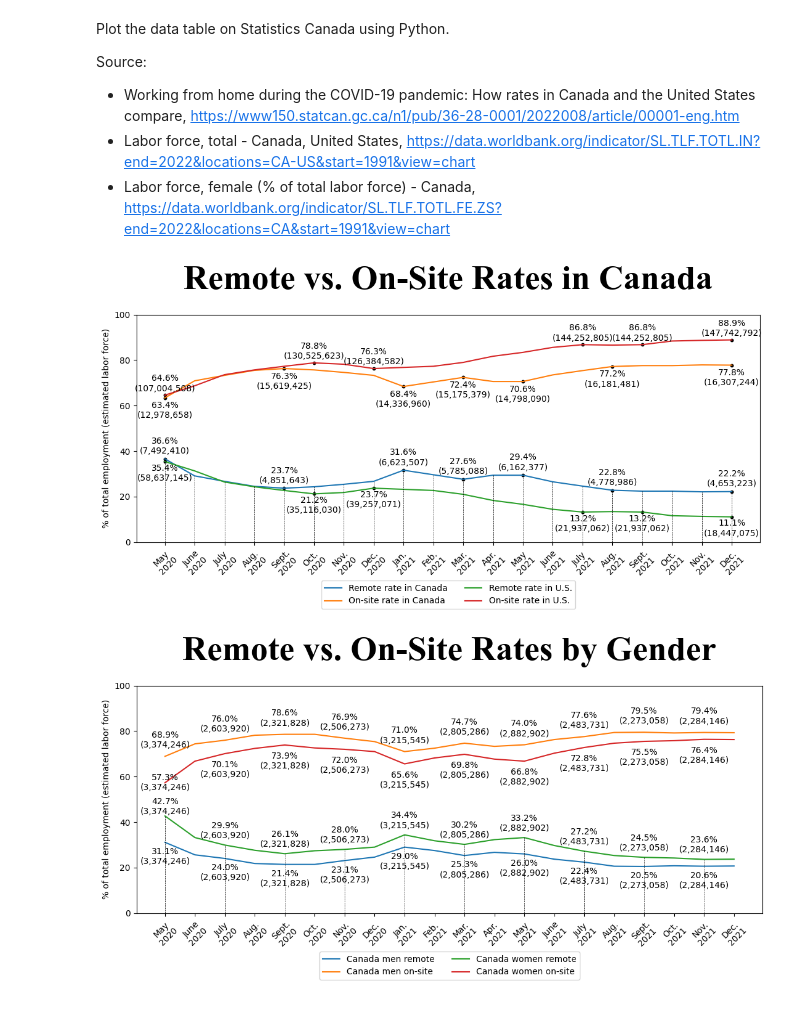
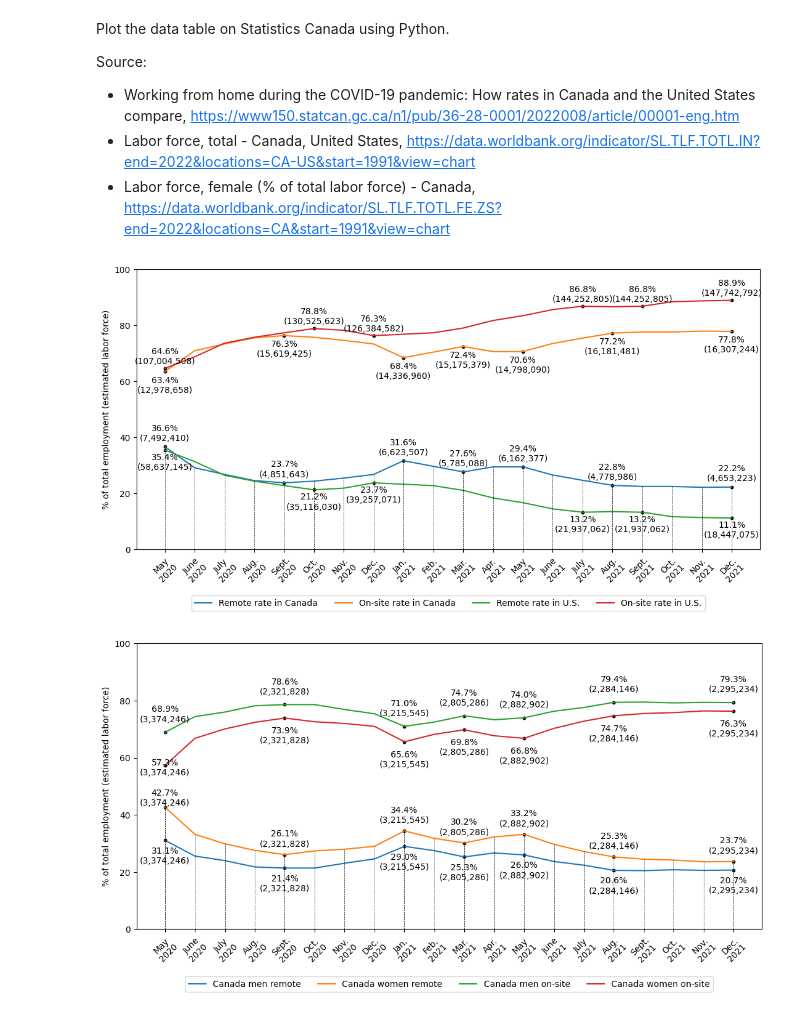
Before and after one commit to Gyxox/graphs-of-working-from-home-during-the-COVID-19-pandemic-statistics-canada, a Jupyter notebook: plot.ipynb, the cells around one changed output. Cells and saved outputs as stored; diff of their text form; code cells hidden in the pictures.

Commit message:
update other graphs

```diff
--- a/plot.ipynb
+++ b/plot.ipynb
@@ -73,18 +73,18 @@ for index, row in df.iterrows():
 	plt.plot([row['Month'], row['Month']], [0, row['Canada']], 'k--', lw=0.5)
 
 # add title with font size 40, bold, New Times Roman, add 10px margin to the bottom
-plt.title('Remote vs. On-Site Rates in Canada', fontsize=40, fontweight='bold', fontname='Times New Roman', pad=30)
+plt.title('', fontsize=40, fontweight='bold', fontname='Times New Roman', pad=30)
 plt.xlabel('')
 plt.ylabel('% of total employment (estimated labor force)')
 # plot the legend under the graph
-plt.legend(loc='upper center', bbox_to_anchor=(0.5, -0.15), ncol=2)
+plt.legend(loc='upper center', bbox_to_anchor=(0.5, -0.15), ncol=4)
 # plt.grid(True)
 plt.xticks(rotation=45)
 plt.tight_layout()
 plt.ylim(0, 100)
 plt.show()
 # %% [output]
-[figure, old version]
+[figure, new version]
 # %%
 import pandas as pd
 import matplotlib.pyplot as plt
@@ -99,6 +99,16 @@ labor_force_female_percent_ca_2021 = 47.1
 labor_force_female_ca_2021 = int(labor_force_total_ca_2021 * labor_force_female_percent_ca_2021 / 100)
 labor_force_male_ca_2021 = labor_force_total_ca_2021 - labor_force_female_ca_2021
 
+labor_force_total_us_2020 = 165641653
+labor_force_female_percent_us_2020 = 46.1
+labor_force_female_us_2020 = int(labor_force_total_us_2020 * labor_force_female_percent_us_2020 / 100)
+labor_force_male_us_2020 = labor_force_total_us_2020 - labor_force_female_us_2020
+
+labor_force_total_us_2021 = 166189867
+labor_force_female_percent_us_2021 = 46.1
+labor_force_female_us_2021 = int(labor_force_total_us_2021 * labor_force_female_percent_us_2021 / 100)
+labor_force_male_us_2021 = labor_force_total_us_2021 - labor_force_female_us_2021
+
 # Read data from CSV, the data contains white spaces and tabs, trim them
 df = pd.read_csv('data/percentage-of-employees-working-from-home-canada-and-us.csv', skipinitialspace=True)
 
@@ -108,56 +118,69 @@ df['Month'] = df['Month'].map(str) + '\n' + df['Year'].map(str)
 # Calculate on-site rate
 df['On-Site-Canada-Men'] = 100 - df['Canada men']
 df['On-Site-Canada-Women'] = 100 - df['Canada women']
+df['On-Site-US-Men'] = 100 - df['U.S. men']
+df['On-Site-US-Women'] = 100 - df['U.S. women']
 
 # Plotting
 plt.figure(figsize=(11, 6))
 plt.plot(df['Month'], df['Canada men'], label='Canada men remote')
+plt.plot(df['Month'], df['Canada women'], label='Canada women remote')
 plt.plot(df['Month'], df['On-Site-Canada-Men'], label='Canada men on-site')
-plt.plot(df['Month'], df['Canada women'], label='Canada women remote')
 plt.plot(df['Month'], df['On-Site-Canada-Women'], label='Canada women on-site')
 
+# plt.plot(df['Month'], df['U.S. men'], label='U.S. men remote')
+# plt.plot(df['Month'], df['U.S. women'], label='U.S. women remote')
+# plt.plot(df['Month'], df['On-Site-US-Men'], label='U.S. men on-site')
+# plt.plot(df['Month'], df['On-Site-US-Women'], label='U.S. women on-site')
+
 # Adding text labels
+sample_ca = [0, 4, 8, 19, 10, 12, 15]
+sample_us = [0, 5, 19, 7, 14, 16]
 for index, row in df.iterrows():
-	if index % 2 == 0:
-		if row['Year'] == 2020:
-			appr_ca_men = int(row['Canada men'] * labor_force_male_ca_2020 / 100)
-			appr_ca_men_onsite = labor_force_male_ca_2020 - appr_ca_men
+	if row['Year'] == 2020:
+		appr_ca_men = int(row['Canada men'] * labor_force_male_ca_2020 / 100)
+		appr_ca_men_onsite = labor_force_male_ca_2020 - appr_ca_men
 
-			appr_ca_women = int(row['Canada women'] * labor_force_female_ca_2020 / 100)
-			appr_ca_women_onsite = labor_force_female_ca_2020 - appr_ca_women
-		elif row['Year'] == 2021:
-			appr_ca_men = int(row['Canada men'] * labor_force_male_ca_2021 / 100)
-			appr_ca_men_onsite = labor_force_male_ca_2021 - appr_ca_men
+		appr_ca_women = int(row['Canada women'] * labor_force_female_ca_2020 / 100)
+		appr_ca_women_onsite = labor_force_female_ca_2020 - appr_ca_women
+	elif row['Year'] == 2021:
+		appr_ca_men = int(row['Canada men'] * labor_force_male_ca_2021 / 100)
+		appr_ca_men_onsite = labor_force_male_ca_2021 - appr_ca_men
 
-			appr_ca_women = int(row['Canada women'] * labor_force_female_ca_2021 / 100)
-			appr_ca_women_onsite = labor_force_female_ca_2021 - appr_ca_women
-
+		appr_ca_women = int(row['Canada women'] * labor_force_female_ca_2021 / 100)
+		appr_ca_women_onsite = labor_force_female_ca_2021 - appr_ca_women
+	if index in sample_ca:
 		plt.text(row['Month'], row['Canada men'] - 2.2, f"{row['Canada men']:.1f}%\n({num_to_str(appr_ca_men)})", ha='center', va='top')
 		plt.text(row['Month'], row['On-Site-Canada-Men'] + 3, f"{row['On-Site-Canada-Men']:.1f}%\n({num_to_str(appr_ca_men)})", ha='center', va='bottom')
 
 		if index == 0:
 			plt.text(row['Month'], row['On-Site-Canada-Women'] - 4, f"{row['On-Site-Canada-Women']:.1f}%\n({num_to_str(appr_ca_men)})", ha='center', va='bottom')
 			plt.text(row['Month'], row['Canada women'], f"{row['Canada women']:.1f}%\n({num_to_str(appr_ca_men)})", ha='center', va='bottom')
 		else:
 			plt.text(row['Month'], row['On-Site-Canada-Women'] - 3, f"{row['On-Site-Canada-Women']:.1f}%\n({num_to_str(appr_ca_men)})", ha='center', va='top')
 			plt.text(row['Month'], row['Canada women'] + 2.2, f"{row['Canada women']:.1f}%\n({num_to_str(appr_ca_men)})", ha='center', va='bottom')
 
-		# plot a dash line vertically from the point to the x-axis
-		plt.plot([row['Month'], row['Month']], [0, row['Canada women']], 'k--', lw=0.5)
+		plt.scatter(row['Month'], row['Canada men'], s=10, c='black')
+		plt.scatter(row['Month'], row['On-Site-Canada-Men'], s=10, c='black')
+		plt.scatter(row['Month'], row['On-Site-Canada-Women'], s=10, c='black')
+		plt.scatter(row['Month'], row['Canada women'], s=10, c='black')
+
+	# plot a dash line vertically from the point to the x-axis
+	plt.plot([row['Month'], row['Month']], [0, row['Canada women']], 'k--', lw=0.5)
 
 # add title with font size 40, bold, New Times Roman, add 10px margin to the bottom
-plt.title('Remote vs. On-Site Rates by Gender', fontsize=40, fontweight='bold', fontname='Times New Roman', pad=30)
+plt.title('', fontsize=40, fontweight='bold', fontname='Times New Roman', pad=30)
 plt.xlabel('')
 plt.ylabel('% of total employment (estimated labor force)')
 # plot the legend under the graph
-plt.legend(loc='upper center', bbox_to_anchor=(0.5, -0.15), ncol=2)
+plt.legend(loc='upper center', bbox_to_anchor=(0.5, -0.15), ncol=4)
 # plt.grid(True)
 plt.xticks(rotation=45)
 plt.ylim(0, 100)
 plt.tight_layout()
 plt.show()
 # %% [output]
-[figure, old version]
+[figure, new version]
 # %%
 import pandas as pd
 import matplotlib.pyplot as plt
```
Also changed, not shown: parts of 1 cell of this notebook.
